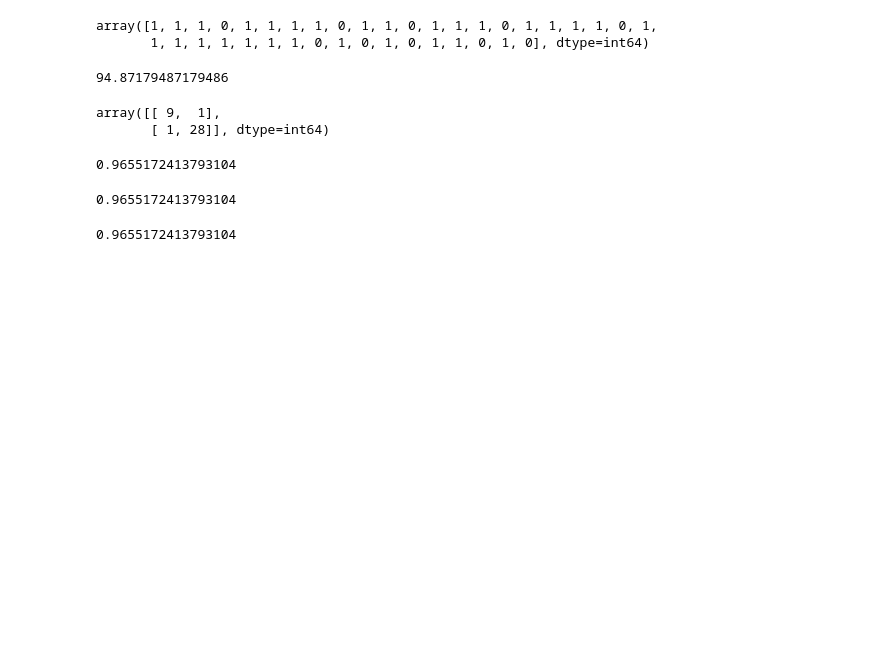
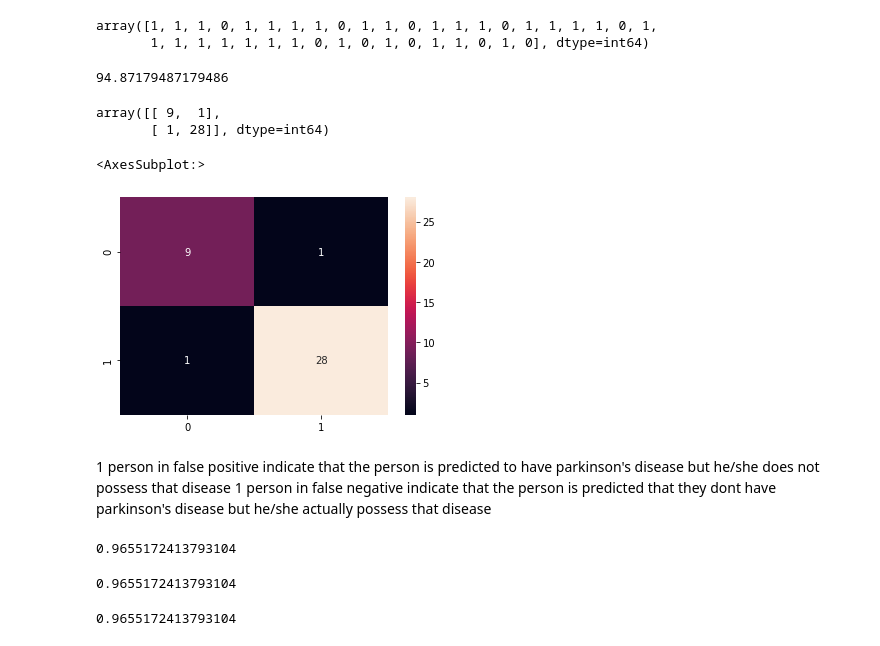
Before and after one commit to Aishwarya-A96/Parkinson-s-Disease-Prediction, a Jupyter notebook: Parkinson's disease preditction.ipynb, the cells around one changed output. Saved outputs shown, nothing was run; the diff lists cells and outputs as text; code cells hidden in the pictures; blank space fills up the shorter version.

```diff
--- a/Parkinson's disease preditction.ipynb
+++ b/Parkinson's disease preditction.ipynb
@@ -127,6 +163,15 @@ confusion_matrix(y_test,y_pred)
 # %% [output]
 array([[ 9,  1],
        [ 1, 28]], dtype=int64)
+# %%
+cm=confusion_matrix(y_test,y_pred)
+sns.heatmap(cm,annot=True)
+# %% [output]
+<AxesSubplot:>
+[figure, added]
+# %% [markdown]
+1 person in false positive indicate that the person is predicted to have parkinson's disease but he/she does not possess that disease
+1 person in false negative indicate that the person is predicted that they dont have parkinson's disease but he/she actually possess that disease
 # %%
 from sklearn.metrics import precision_score
 precision_score(y_test,y_pred)
```
Also changed, not shown: parts of 13 cells of this notebook.
